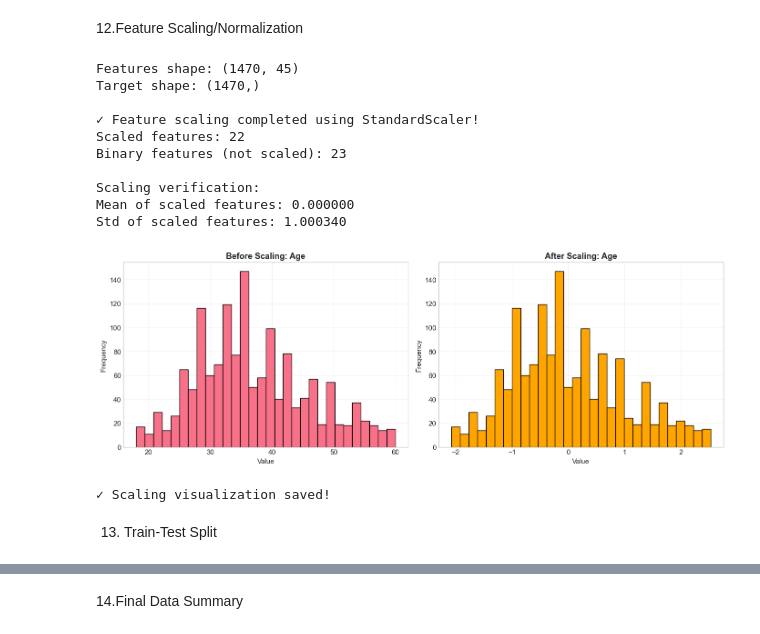
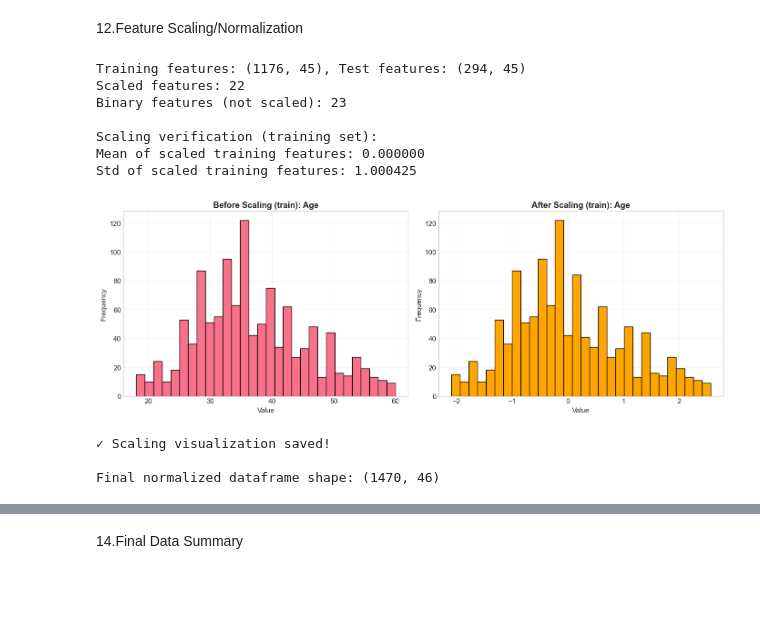
Before and after one commit to duyanhtr130905/ML_Project_JobSastisfaction, a Jupyter notebook: notebook/01_Data_Preprocessing.ipynb, the cells around one changed output, grey strips where cells are left out. Drawn from its saved outputs; the diff is of its cells as text; code cells hidden in the pictures; blank space fills up the shorter version.

Commit message:
chia test split thanh 80/20 trong scaling normal de tranh ro ri du lieu

```diff
--- a/notebook/01_Data_Preprocessing.ipynb
+++ b/notebook/01_Data_Preprocessing.ipynb
@@ -435,70 +435,76 @@ Sample of encoded data:
 # %% [markdown]
 12.Feature Scaling/Normalization
 # %%
-# Separate features and target
+# Split before scaling (stratified)
 X = df_encoded.drop(target_col, axis=1)
 y = df_encoded[target_col]
 
-print(f"Features shape: {X.shape}")
-print(f"Target shape: {y.shape}")
+X_train, X_test, y_train, y_test = train_test_split(
+    X, y, test_size=0.2, random_state=42, stratify=y
+)
 
-# Initialize scaler
+# Identify binary features from training set and features to scale
+binary_features = [col for col in X_train.columns if X_train[col].nunique() == 2]
+features_to_scale = [col for col in X_train.columns if col not in binary_features]
+
+# Fit scaler on training data only, then transform train and test
 scaler = StandardScaler()
+X_train_scaled = X_train.copy()
+X_test_scaled = X_test.copy()
 
-# Identify features to scale (exclude binary encoded features)
-binary_features = [col for col in X.columns if X[col].nunique() == 2]
-features_to_scale = [col for col in X.columns if col not in binary_features]
+if features_to_scale:
+    X_train_scaled[features_to_scale] = scaler.fit_transform(X_train[features_to_scale])
+    X_test_scaled[features_to_scale]  = scaler.transform(X_test[features_to_scale])
 
-# Scale features
-X_scaled = X.copy()
-X_scaled[features_to_scale] = scaler.fit_transform(X[features_to_scale])
-
-print(f"\n✓ Feature scaling completed using StandardScaler!")
+print(f"Training features: {X_train.shape}, Test features: {X_test.shape}")
 print(f"Scaled features: {len(features_to_scale)}")
 print(f"Binary features (not scaled): {len(binary_features)}")
 
-# Verify scaling
-print("\nScaling verification:")
-print(f"Mean of scaled features: {X_scaled[features_to_scale].mean().mean():.6f}")
-print(f"Std of scaled features: {X_scaled[features_to_scale].std().mean():.6f}")
+# Verify scaling using training set stats
+if features_to_scale:
+    print("\nScaling verification (training set):")
+    print(f"Mean of scaled training features: {X_train_scaled[features_to_scale].mean().mean():.6f}")
+    print(f"Std of scaled training features: {X_train_scaled[features_to_scale].std().mean():.6f}")
 
-# Compare before and after
-if features_to_scale:
+    # Visual comparison using first scaled feature
     comparison_col = features_to_scale[0]
     fig, axes = plt.subplots(1, 2, figsize=(14, 5))
 
-    axes[0].hist(X[comparison_col], bins=30, edgecolor='black')
-    axes[0].set_title(f'Before Scaling: {comparison_col}', fontweight='bold')
+    axes[0].hist(X_train[comparison_col], bins=30, edgecolor='black')
+    axes[0].set_title(f'Before Scaling (train): {comparison_col}', fontweight='bold')
     axes[0].set_xlabel('Value')
     axes[0].set_ylabel('Frequency')
     axes[0].grid(True, alpha=0.3)
 
-    axes[1].hist(X_scaled[comparison_col], bins=30, edgecolor='black', color='orange')
-    axes[1].set_title(f'After Scaling: {comparison_col}', fontweight='bold')
+    axes[1].hist(X_train_scaled[comparison_col], bins=30, edgecolor='black', color='orange')
+    axes[1].set_title(f'After Scaling (train): {comparison_col}', fontweight='bold')
     axes[1].set_xlabel('Value')
     axes[1].set_ylabel('Frequency')
     axes[1].grid(True, alpha=0.3)
 
     plt.tight_layout()
     plt.savefig('../results/figures/eda/scaling_comparison.png', dpi=300, bbox_inches='tight')
     plt.show()
 
     print("\n✓ Scaling visualization saved!")
 
-# Create final normalized dataframe
-df_normalized = pd.concat([X_scaled, y], axis=1)
+# Recreate normalized dataframe by concatenating scaled train+test with targets
+df_normalized = pd.concat(
+    [pd.concat([X_train_scaled, y_train], axis=1),
+     pd.concat([X_test_scaled,  y_test],  axis=1)],
+    axis=0
+).sort_index()
+
+print(f"\nFinal normalized dataframe shape: {df_normalized.shape}")
 # %% [output]
-Features shape: (1470, 45)
-Target shape: (1470,)
-
-✓ Feature scaling completed using StandardScaler!
+Training features: (1176, 45), Test features: (294, 45)
 Scaled features: 22
 Binary features (not scaled): 23
 
-Scaling verification:
-Mean of scaled features: 0.000000
-Std of scaled features: 1.000340
+Scaling verification (training set):
+Mean of scaled training features: 0.000000
+Std of scaled training features: 1.000425
-[figure, old version]
+[figure, new version]
 ✓ Scaling visualization saved!
+
+Final normalized dataframe shape: (1470, 46)
-# %% [markdown]
-13. Train-Test Split
```
Also changed, not shown: parts of 3 cells of this notebook.
